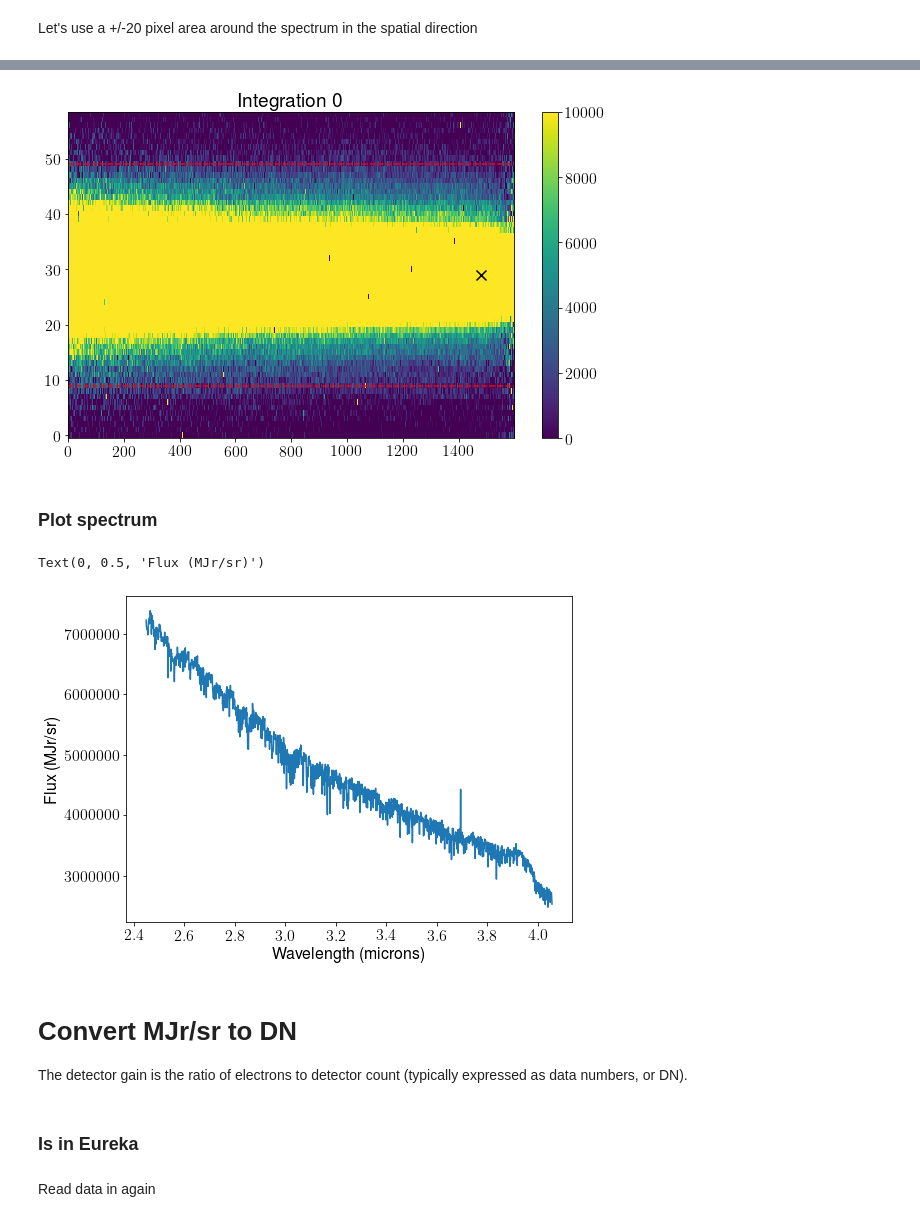
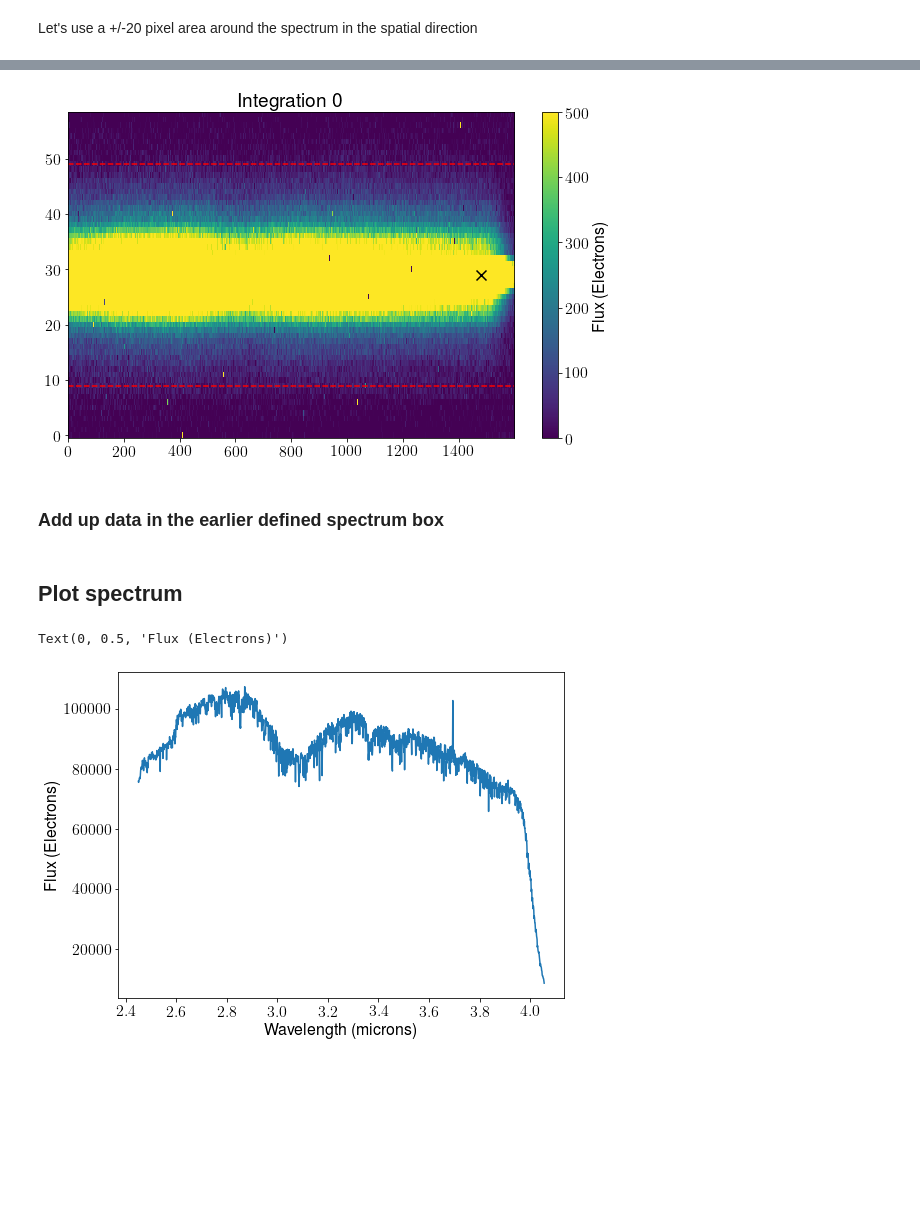
Before and after one commit to kevin218/Eureka, a Jupyter notebook: docs/source/intro.ipynb, the cells around one changed output, grey strips where cells are left out. Cells and saved outputs as stored; diff of their text form; code cells hidden in the pictures; blank space fills up the shorter version.

```diff
--- a/docs/source/intro.ipynb
+++ b/docs/source/intro.ipynb
@@ -269,26 +297,28 @@ array([[ -179.52368 , -1001.3342  ,  2071.745   , ...,  -618.484   ,
-# %%
-#print(d[1].data)
-fig, ax = plt.subplots(1,1,figsize=(10,6))
-
-im = ax.imshow(subdata[0] - bg, origin = 'lower', aspect='auto',  vmin=0, vmax=10000)
-#im = ax.imshow(bgdata2[0], origin = 'lower', aspect='auto',  vmin=0, vmax=10000)
-ax.scatter(src_xpos, src_ypos, marker='x', c='k', s=100)
-ax.axhline(bg_y1, c='r', ls='--')
-ax.axhline(bg_y2, c='r', ls='--')
-fig.colorbar(im)
-#plt.tight_layout()
-ax.set_title('Integration {0}'.format(0))
-plt.show()
-plt.close()
-# %% [output]
-[figure, removed]
 # %%
 data_bgcorr = subdata[0] - bg
+# %%
+#print(d[1].data)
+fig, ax = plt.subplots(1,1,figsize=(10,6))
+
+im = ax.imshow(data_bgcorr, origin = 'lower', aspect='auto',  vmin=0, vmax=500)
+#im = ax.imshow(bgdata2[0], origin = 'lower', aspect='auto',  vmin=0, vmax=10000)
+ax.scatter(src_xpos, src_ypos, marker='x', c='k', s=100)
+ax.axhline(bg_y1, c='r', ls='--')
+ax.axhline(bg_y2, c='r', ls='--')
+fig.colorbar(im, label='Flux (Electrons)')
+#plt.tight_layout()
+ax.set_title('Integration {0}'.format(0))
+plt.show()
+plt.close()
+# %% [output]
+[figure, added]
+# %% [markdown]
+### Add up data in the earlier defined spectrum box
 # %%
 apdata      = data_bgcorr[ap_y1:ap_y2]
 stdspec     = np.sum(apdata, axis=0)
 # %% [markdown]
-### Plot spectrum
+## Plot spectrum
 # %%
 wvl = wave[0][xwindow[0]:xwindow[1]]
 # %%
@@ -296,12 +326,7 @@ fig, ax=plt.subplots(figsize=(8,6))
 
 ax.plot(wvl, stdspec)
 ax.set_xlabel('Wavelength (microns)')
-ax.set_ylabel('Flux (MJr/sr)')
+ax.set_ylabel('Flux (Electrons)')
 # %% [output]
-Text(0, 0.5, 'Flux (MJr/sr)')
+Text(0, 0.5, 'Flux (Electrons)')
-[figure, old version]
+[figure, new version]
-# %% [markdown]
-# Convert MJr/sr to DN
-The detector gain is the ratio of electrons to detector count (typically expressed as data numbers, or DN).
-# %% [markdown]
-### Is in Eureka
@@ -316,2 +332,0 @@ from eureka.S3_data_reduction import bright2flux
-# %% [markdown]
-Read data in again
```
Also changed, not shown: parts of 61 cells of this notebook.
